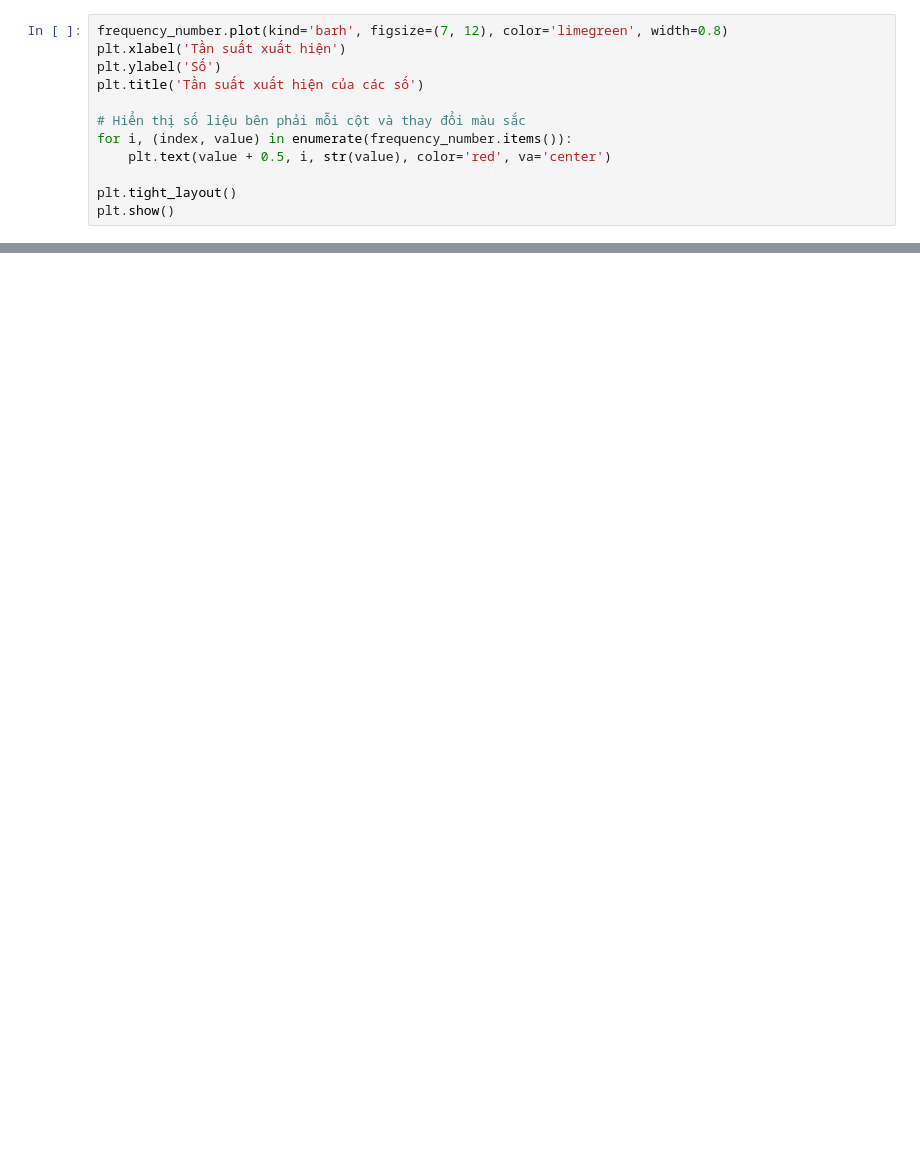
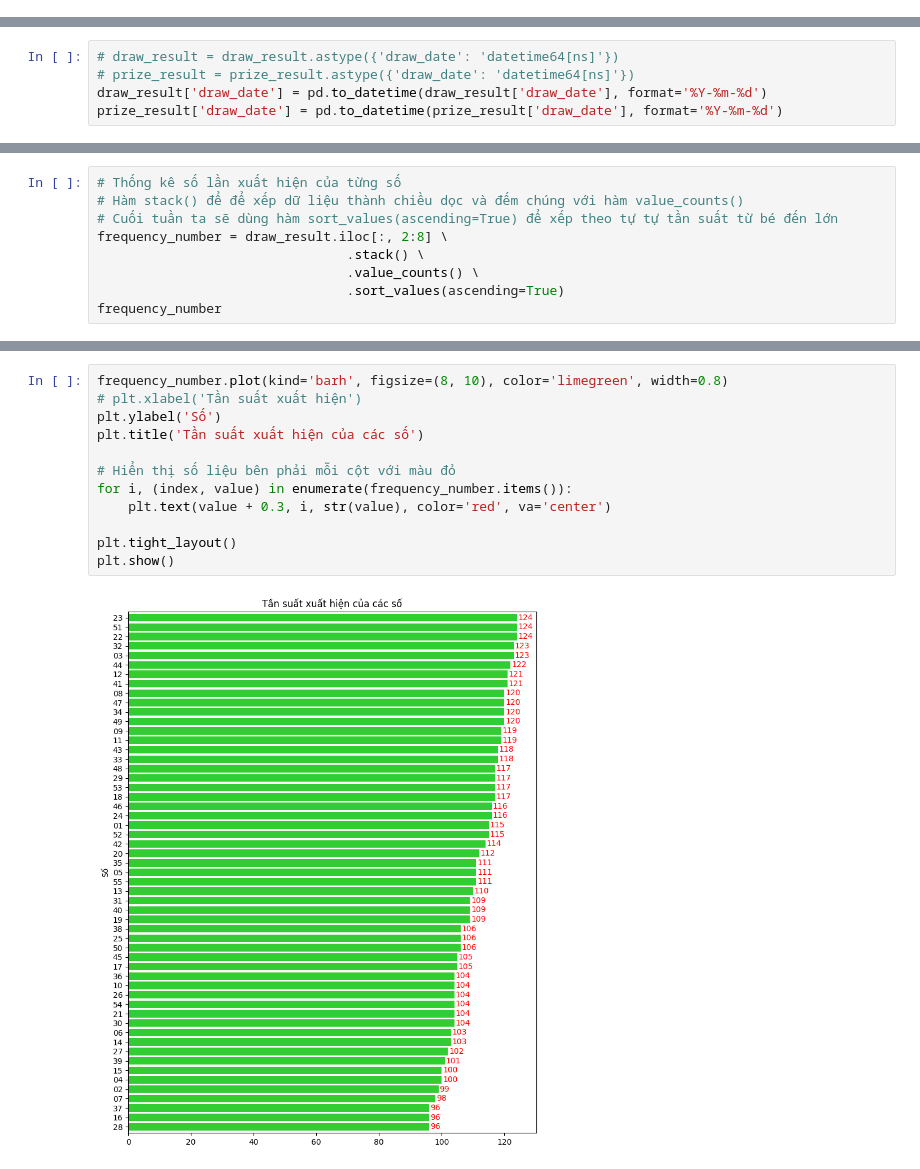
Before and after one commit to WhiteKingDataScience/Crawl_Analyst_And_Predict_Vietlott, a Jupyter notebook: python_code/Vizualization_Vietlott_Power.ipynb, the cells around one changed output, grey strips where cells are left out. Drawn from its saved outputs; the diff is of its cells as text; blank space fills up the shorter version.

```diff
--- a/python_code/Vizualization_Vietlott_Power.ipynb
+++ b/python_code/Vizualization_Vietlott_Power.ipynb
@@ -35,12 +0,0 @@ Name: count, dtype: int64
-# %%
-frequency_number.plot(kind='barh', figsize=(7, 12), color='limegreen', width=0.8)
-plt.xlabel('Tần suất xuất hiện')
-plt.ylabel('Số')
-plt.title('Tần suất xuất hiện của các số')
-
-# Hiển thị số liệu bên phải mỗi cột và thay đổi màu sắc
-for i, (index, value) in enumerate(frequency_number.items()):
-    plt.text(value + 0.5, i, str(value), color='red', va='center')
-
-plt.tight_layout()
-plt.show()
@@ -119,0 +56,5 @@ Name: count, dtype: int64
+# %%
+# draw_result = draw_result.astype({'draw_date': 'datetime64[ns]'})
+# prize_result = prize_result.astype({'draw_date': 'datetime64[ns]'})
+draw_result['draw_date'] = pd.to_datetime(draw_result['draw_date'], format='%Y-%m-%d')
+prize_result['draw_date'] = pd.to_datetime(prize_result['draw_date'], format='%Y-%m-%d')
@@ -119,0 +73,9 @@ Name: count, dtype: int64
+# %%
+# Thống kê số lần xuất hiện của từng số
+# Hàm stack() để để xếp dữ liệu thành chiều dọc và đếm chúng với hàm value_counts()
+# Cuối tuần ta sẽ dùng hàm sort_values(ascending=True) để xếp theo tự tự tần suất từ bé đến lớn
+frequency_number = draw_result.iloc[:, 2:8] \
+                                .stack() \
+                                .value_counts() \
+                                .sort_values(ascending=True)
+frequency_number
@@ -119,0 +100,14 @@ Name: count, dtype: int64
+# %%
+frequency_number.plot(kind='barh', figsize=(8, 10), color='limegreen', width=0.8)
+# plt.xlabel('Tần suất xuất hiện')
+plt.ylabel('Số')
+plt.title('Tần suất xuất hiện của các số')
+
+# Hiển thị số liệu bên phải mỗi cột với màu đỏ
+for i, (index, value) in enumerate(frequency_number.items()):
+    plt.text(value + 0.3, i, str(value), color='red', va='center')
+
+plt.tight_layout()
+plt.show()
+# %% [output]
+[figure, added]
```
Also changed, not shown: parts of 66 cells of this notebook.
